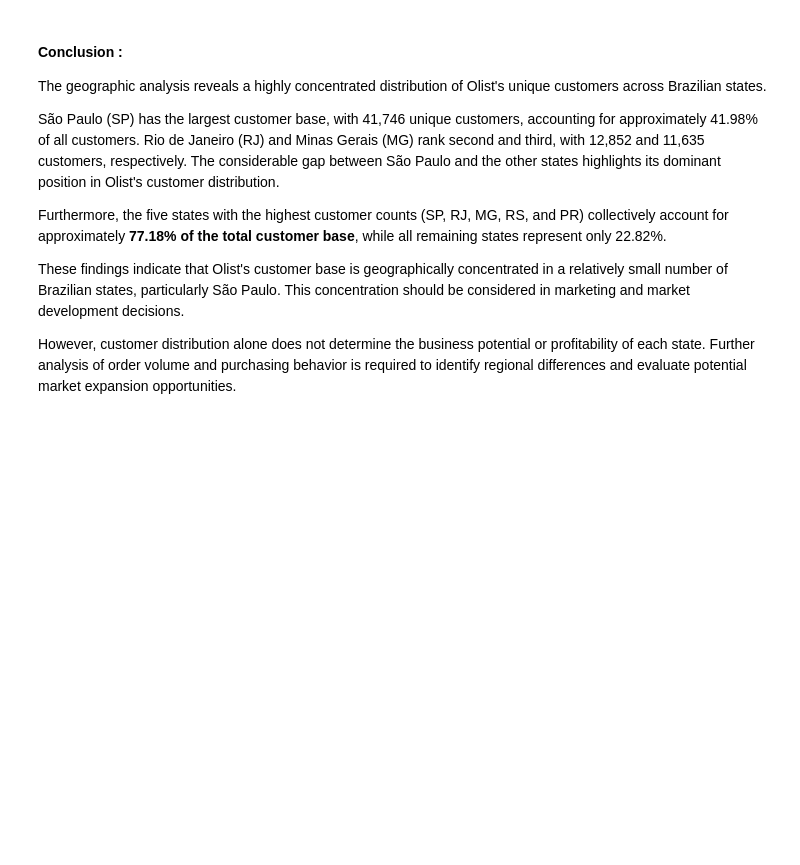
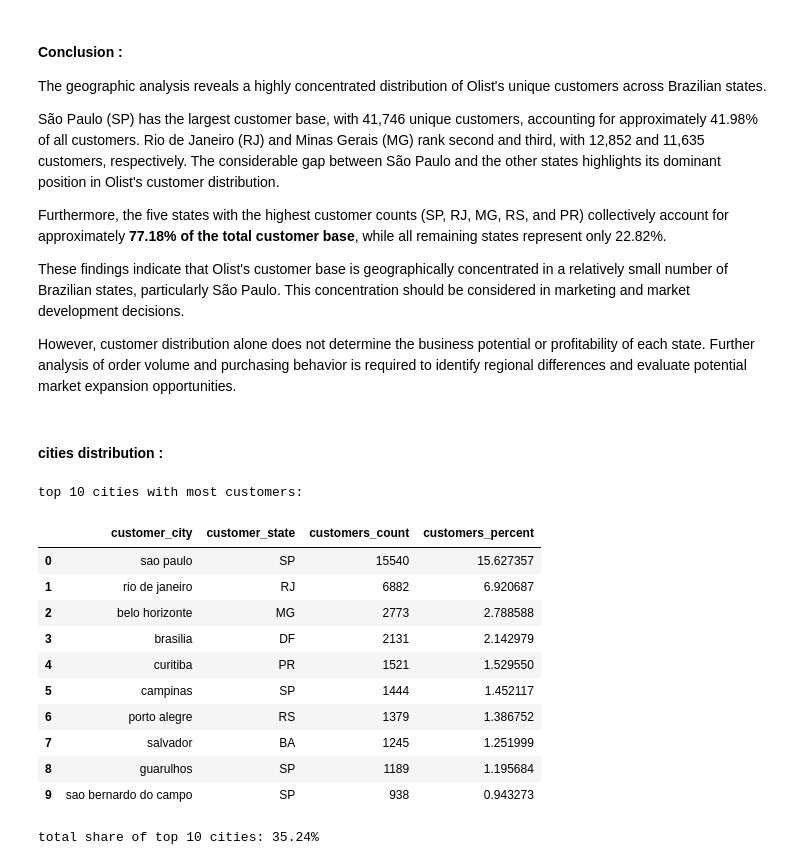
Before and after one commit to Abolfazl-Moradi006/Olist-data-analysis, a Jupyter notebook: Notebooks/4_Customer_Behavior_Geographic_Analysis.ipynb, the cells around one changed output. Drawn from its saved outputs; the diff is of its cells as text; code cells hidden in the pictures; blank space fills up the shorter version.

```diff
--- a/Notebooks/4_Customer_Behavior_Geographic_Analysis.ipynb
+++ b/Notebooks/4_Customer_Behavior_Geographic_Analysis.ipynb
@@ -182,3 +183,34 @@ Furthermore, the five states with the highest customer counts (SP, RJ, MG, RS, a
 These findings indicate that Olist's customer base is geographically concentrated in a relatively small number of Brazilian states, particularly São Paulo. This concentration should be considered in marketing and market development decisions.
 
 However, customer distribution alone does not determine the business potential or profitability of each state. Further analysis of order volume and purchasing behavior is required to identify regional differences and evaluate potential market expansion opportunities.
+# %% [markdown]
+#### cities distribution :
+# %%
+cities = con.sql("""
+    select customer_city,
+            customer_state,
+            count(*) as customers_count,
+            count(*) * 100 / sum(count(*)) over() as customers_percent
+    from customers
+    group by customer_state,customer_city
+    order by customers_count desc
+""").df()
+
+print("top 10 cities with most customers:")
+display(cities.head(10))
+
+print(f"total share of top 10 cities: {sum(cities["customers_percent"].head(10)):.2f}%")
+# %% [output]
+top 10 cities with most customers:
+|  | customer_city | customer_state | customers_count | customers_percent |
+| 0 | sao paulo | SP | 15540 | 15.627357 |
+| 1 | rio de janeiro | RJ | 6882 | 6.920687 |
+| 2 | belo horizonte | MG | 2773 | 2.788588 |
+| 3 | brasilia | DF | 2131 | 2.142979 |
+| 4 | curitiba | PR | 1521 | 1.529550 |
+| 5 | campinas | SP | 1444 | 1.452117 |
+| 6 | porto alegre | RS | 1379 | 1.386752 |
+| 7 | salvador | BA | 1245 | 1.251999 |
+| 8 | guarulhos | SP | 1189 | 1.195684 |
+| 9 | sao bernardo do campo | SP | 938 | 0.943273 |
+total share of top 10 cities: 35.24%
```
Also changed, not shown: parts of 5 cells of this notebook.
